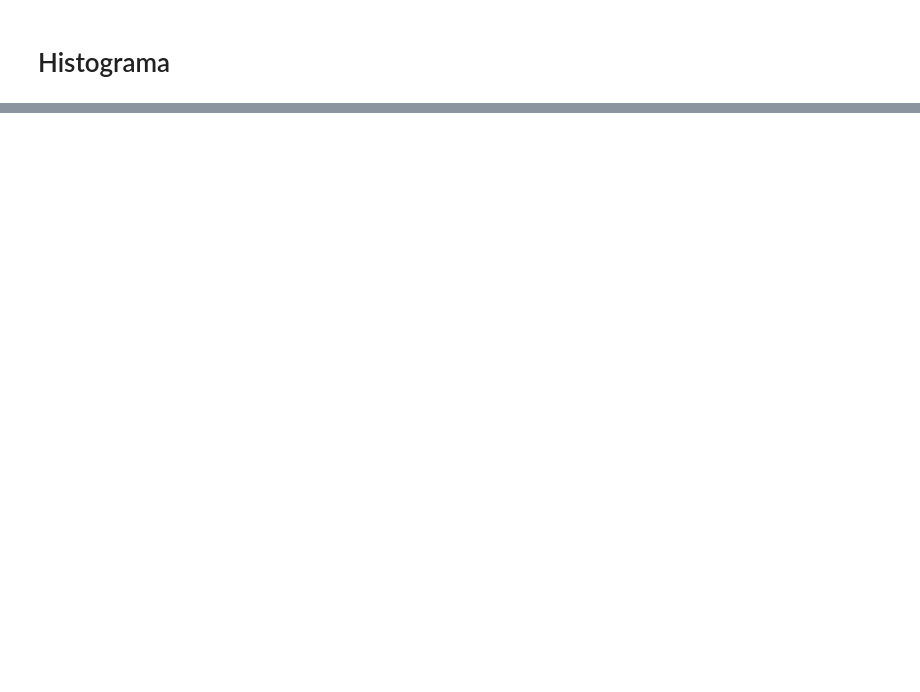
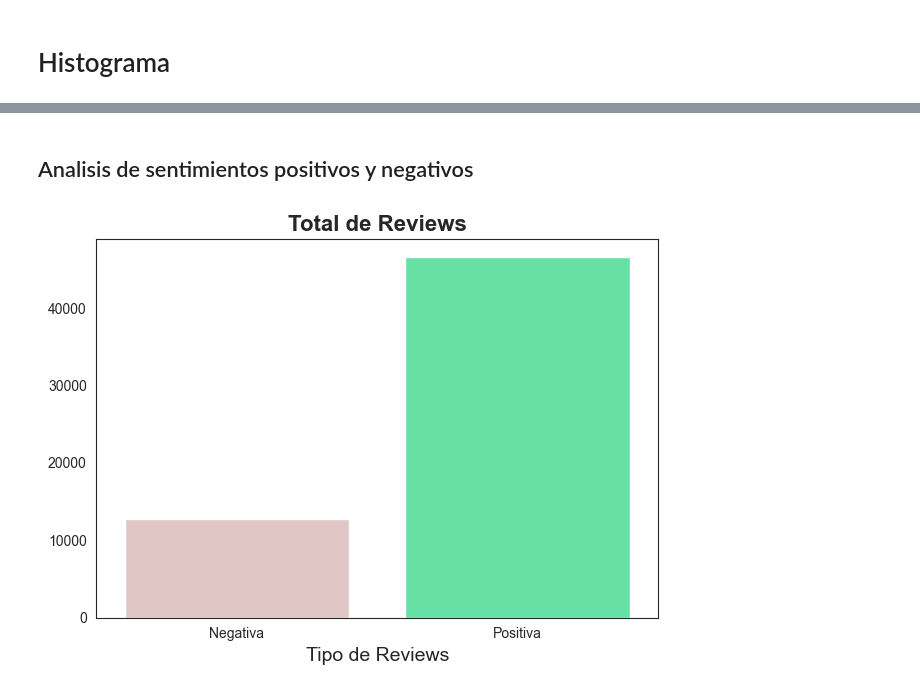
Before and after one commit to facu-corvalan/PI_ML_OPS, a Jupyter notebook: EDA/EDA.ipynb, the cells around one changed output, grey strips where cells are left out. Cells and saved outputs as stored; diff of their text form; code cells hidden in the pictures; blank space fills up the shorter version.

```diff
--- a/EDA/EDA.ipynb
+++ b/EDA/EDA.ipynb
@@ -13,3 +13,4 @@ Cargamos los DataSets obtenidos en el ETL y luego revisamos su estreuctura
 # %%
 # Cargar el Dataset para iniciar el analisis
 games = pd.read_parquet('../Dataset/games_sistem.parquet')
+reviews = pd.read_parquet('../Dataset/reviews_clean.parquet')
@@ -143,0 +164,33 @@ plt.show()
+# %% [markdown]
+## Analisis de sentimientos positivos y negativos
+# %%
+senti_columns = ['negativo', 'positivo']
+totals = reviews[senti_columns].sum()
+
+# Crear un DataFrame para los totales
+totals_df = pd.DataFrame({'Sentimiento': totals.index, 'Total': totals.values})
+
+# Cambiar los nombres de las barras
+rename_dict = {
+    'negativo': 'Negativa',
+    'positivo': 'Positiva'
+}
+totals_df['Sentimiento'] = totals_df['Sentimiento'].replace(rename_dict)
+
+# Establecer el estilo del gráfico
+sns.set_style("white")
+
+# Crear el gráfico de barras
+colors = ['#E6C1C1', '#53F4A5']
+sns.barplot(x='Sentimiento', y='Total', data=totals_df, palette=colors)
+
+# Agregar título y etiquetas
+plt.title('Total de Reviews', fontsize=16, fontweight='bold')
+plt.xlabel('Tipo de Reviews', fontsize=14)
+plt.ylabel('')
+
+# Ajustar los márgenes y mostrar el gráfico
+plt.tight_layout()
+plt.show()
+# %% [output]
+[figure, added]
```
Also changed, not shown: parts of 13 cells of this notebook, 7 other files.
